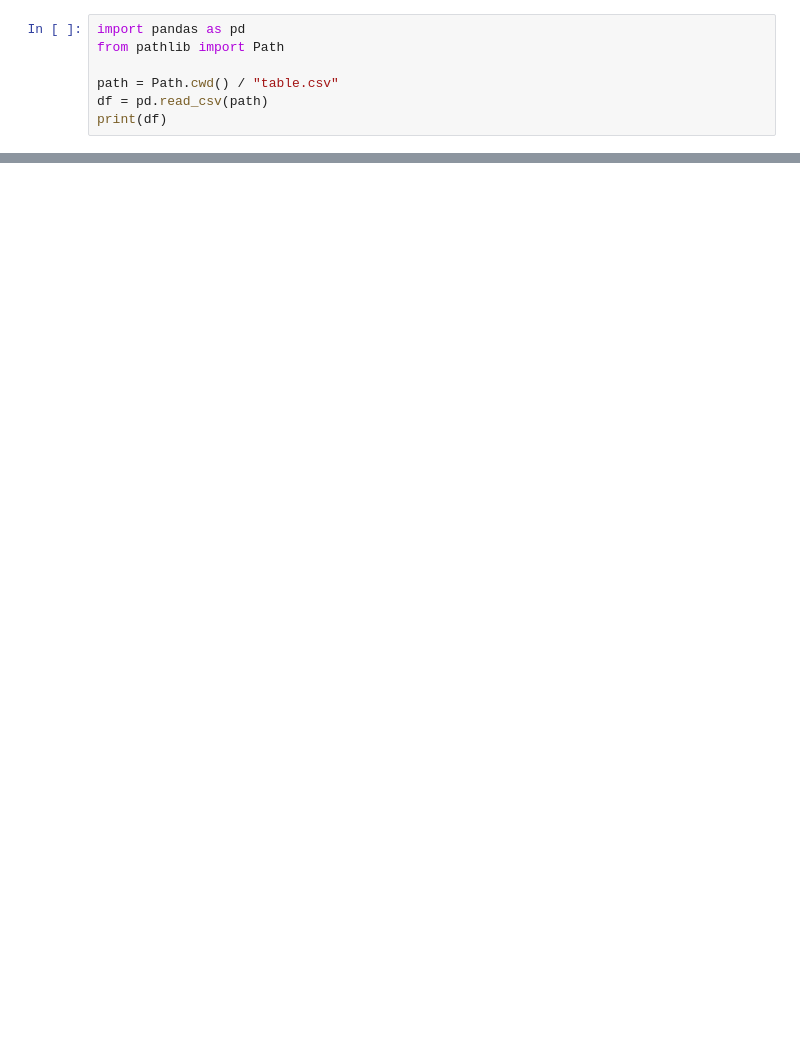
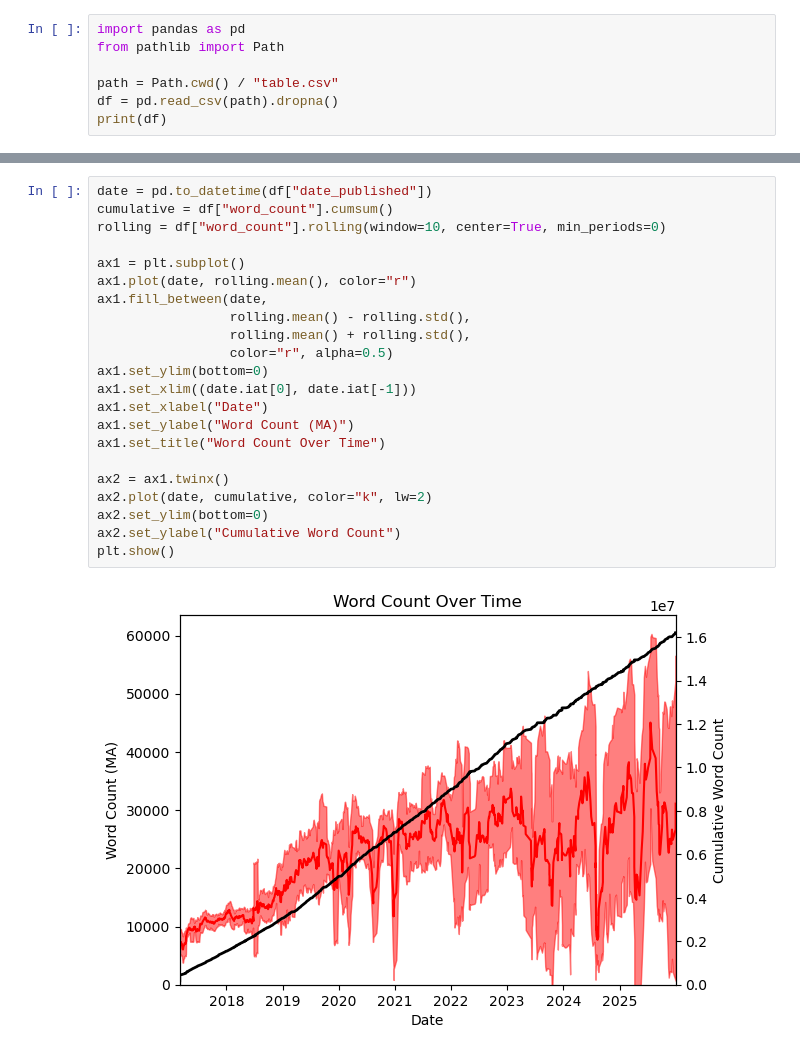
Before and after one commit to Potato-Rocket/Wandering-Inn-Scraper, a Jupyter notebook: analysis.ipynb, the cells around one changed output, grey strips where cells are left out. Cells and saved outputs as stored; diff of their text form; blank space fills up the shorter version.

Commit message:
Improved analytics, added pretty charts

```diff
--- a/analysis.ipynb
+++ b/analysis.ipynb
@@ -3,6 +3,6 @@ import pandas as pd
 from pathlib import Path
 
 path = Path.cwd() / "table.csv"
-df = pd.read_csv(path)
+df = pd.read_csv(path).dropna()
 print(df)
 # %% [output]
@@ -58,0 +50,24 @@ plt.show()
+# %%
+date = pd.to_datetime(df["date_published"])
+cumulative = df["word_count"].cumsum()
+rolling = df["word_count"].rolling(window=10, center=True, min_periods=0)
+
+ax1 = plt.subplot()
+ax1.plot(date, rolling.mean(), color="r")
+ax1.fill_between(date,
+                 rolling.mean() - rolling.std(),
+                 rolling.mean() + rolling.std(),
+                 color="r", alpha=0.5)
+ax1.set_ylim(bottom=0)
+ax1.set_xlim((date.iat[0], date.iat[-1]))
+ax1.set_xlabel("Date")
+ax1.set_ylabel("Word Count (MA)")
+ax1.set_title("Word Count Over Time")
+
+ax2 = ax1.twinx()
+ax2.plot(date, cumulative, color="k", lw=2)
+ax2.set_ylim(bottom=0)
+ax2.set_ylabel("Cumulative Word Count")
+plt.show()
+# %% [output]
+[figure, added]
```
Also changed, not shown: parts of 3 cells of this notebook.
